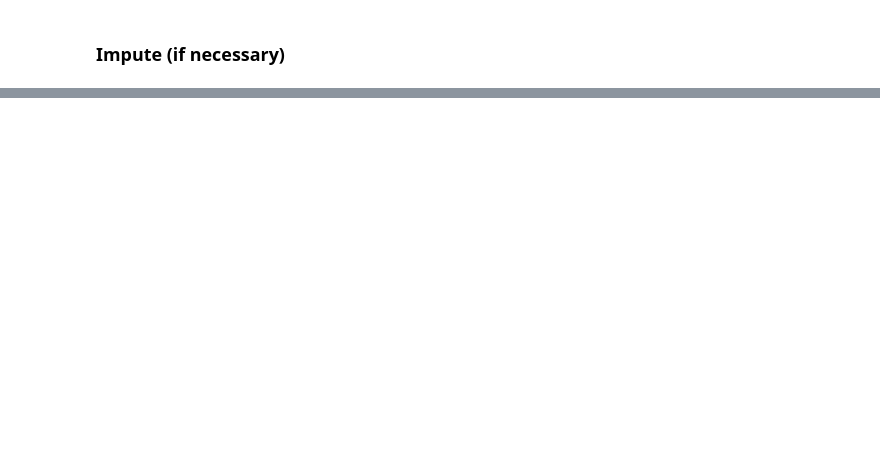
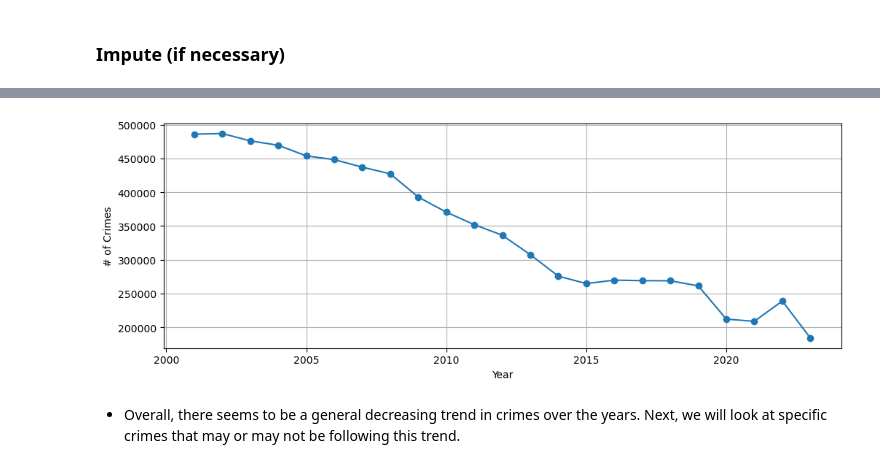
Before and after one commit to krisbarbier/Project-4, a Jupyter notebook: Project 4, Part 1.ipynb, the cells around one changed output, grey strips where cells are left out. Saved outputs shown, nothing was run; the diff lists cells and outputs as text; code cells hidden in the pictures; blank space fills up the shorter version.

```diff
--- a/Project 4, Part 1.ipynb
+++ b/Project 4, Part 1.ipynb
@@ -222,0 +390,8 @@ Freq: D, Length: 8296, dtype: int64
+# %%
+## save year counts
+year_counts = df_ts['Year'].value_counts().sort_index()
+year_counts.plot(style='o-',grid=True,ylabel='# of Crimes', xlabel='Year');
+# %% [output]
+[figure, added]
+# %% [markdown]
+- Overall, there seems to be a general decreasing trend in crimes over the years. Next, we will look at specific crimes that may or may not be following this trend.
```
Also changed, not shown: parts of 33 cells of this notebook.
